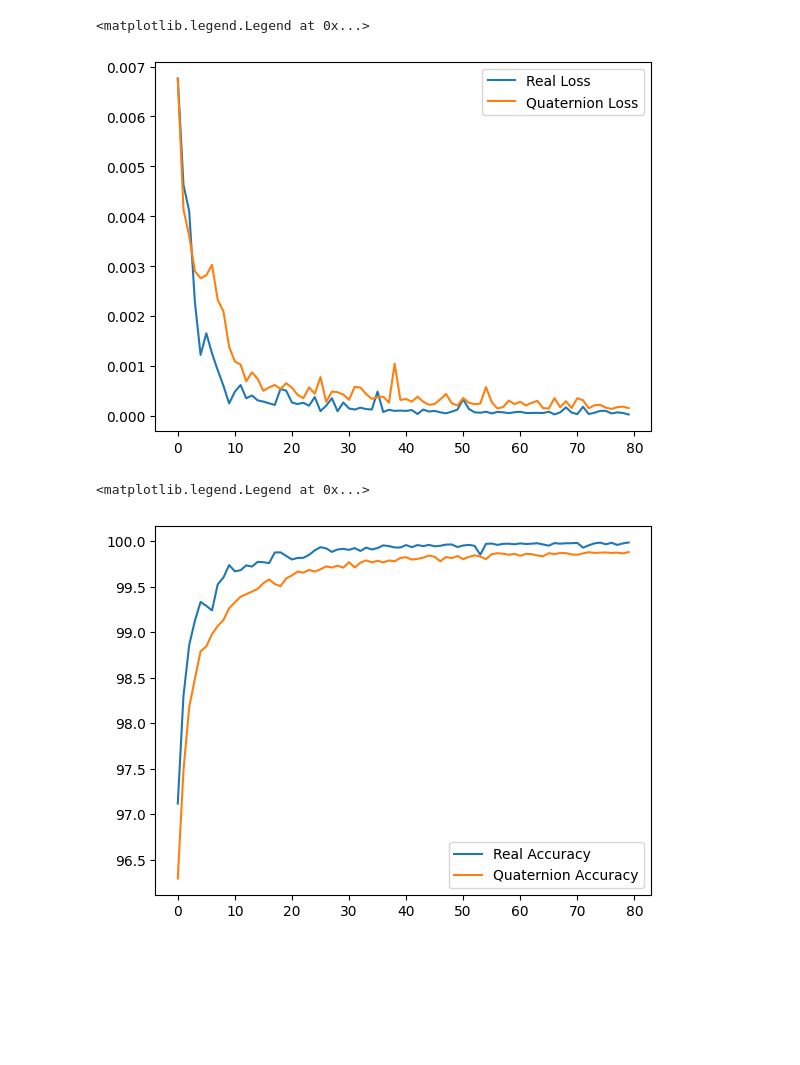
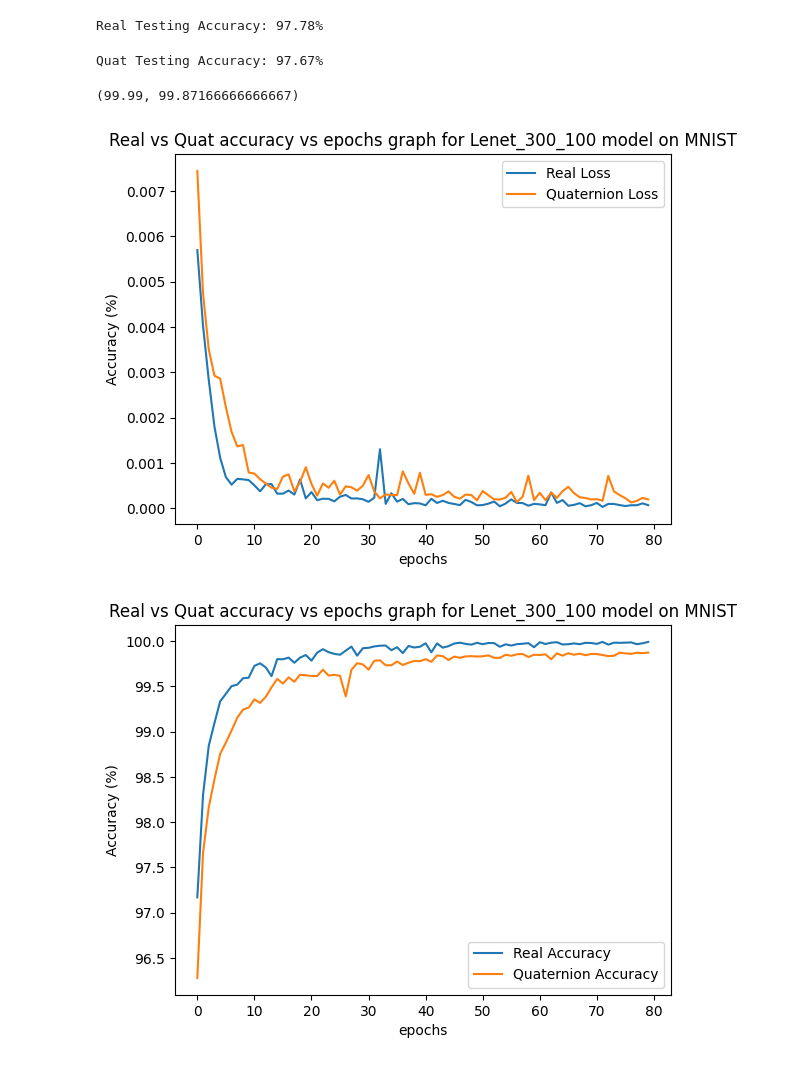
Before and after one commit to smlab-niser/quatLT23, a Jupyter notebook: baselines/lenet_mnist.ipynb, the cells around one changed output. Drawn from its saved outputs; the diff is of its cells as text; code cells hidden in the pictures; blank space fills up the shorter version.

```diff
--- a/baselines/lenet_mnist.ipynb
+++ b/baselines/lenet_mnist.ipynb
@@ -16,13 +16,13 @@ batch_size = std_hparams['training']['batch_size']
 num_epochs = std_hparams['training']['num_epochs']
 learning_rate = std_hparams['training']['learning_rate']
 # %%
-device = torch.device('cpu')
+device = torch.device('cuda:0')
 
 data = torch.tensor(pd.read_csv("../data/mnist/train.csv", header=None).values)
 x, y = (data[:, 1:]/255).float().to(device), torch.nn.functional.one_hot(data[:, 0].long(), 10).to(device)
 
-# test = torch.tensor(pd.read_csv("../data/mnist/test.csv", header=None).values)
-# x_test, y_test = (test[:, 1:]/255).float().to(device), torch.nn.functional.one_hot(test[:, 0].long(), 10).to(device)
+test = torch.tensor(pd.read_csv("../data/mnist/test.csv", header=None).values)
+x_test, y_test = (test[:, 1:]/255).float().to(device), torch.nn.functional.one_hot(test[:, 0].long(), 10).to(device)
 # %%
 def train(model, optimiser, x, y, num_epochs=num_epochs, batch_size=batch_size):
     accuracies = []
@@ -48,22 +48,44 @@ model = Real()
 model.to(device)
 optimiser = torch.optim.Adam(model.parameters(), lr=learning_rate)
 accuracy_real, loss_real = train(model, optimiser, x, y)
+# %%
+accuracy = (model(x_test).argmax(1) == y_test.argmax(1)).sum().item()/len(x_test)
+print(f"Real Testing Accuracy: {accuracy*100:.2f}%")
+# %% [output]
+Real Testing Accuracy: 97.78%
 # %%
 model = Quat()
 model.to(device)
 optimiser = torch.optim.Adam(model.parameters(), lr=learning_rate)
 accuracy_quat, loss_quat = train(model, optimiser, x, y)
+# %%
+accuracy = (model(x_test).argmax(1) == y_test.argmax(1)).sum().item()/len(x_test)
+print(f"Quat Testing Accuracy: {accuracy*100:.2f}%")
+# %% [output]
+Quat Testing Accuracy: 97.67%
+# %%
+accuracy_real[-1], accuracy_quat[-1]
+# %% [output]
+(99.99, 99.87166666666667)
 # %%
 plt.plot(np.arange(len(loss_real)), loss_real, label='Real Loss')
 plt.plot(np.arange(len(loss_quat)), loss_quat, label='Quaternion Loss')
+plt.xlabel('epochs')
+plt.ylabel('Accuracy (%)')
 plt.legend()
+plt.title("Real vs Quat accuracy vs epochs graph for Lenet_300_100 model on MNIST")
+plt.savefig('../docs/images/Lenet_loss.png')
+plt.show()
 # %% [output]
-<matplotlib.legend.Legend at 0x...>
-[figure, old version]
+[figure, new version]
 # %%
 plt.plot(np.arange(len(accuracy_real)), accuracy_real, label='Real Accuracy')
 plt.plot(np.arange(len(accuracy_quat)), accuracy_quat, label='Quaternion Accuracy')
+plt.xlabel('epochs')
+plt.ylabel('Accuracy (%)')
 plt.legend()
+plt.title("Real vs Quat accuracy vs epochs graph for Lenet_300_100 model on MNIST")
+plt.savefig('../docs/images/Lenet_accuracy.png')
+plt.show()
 # %% [output]
-<matplotlib.legend.Legend at 0x...>
-[figure, old version]
+[figure, new version]
```
Also changed, not shown: 35 other files.
